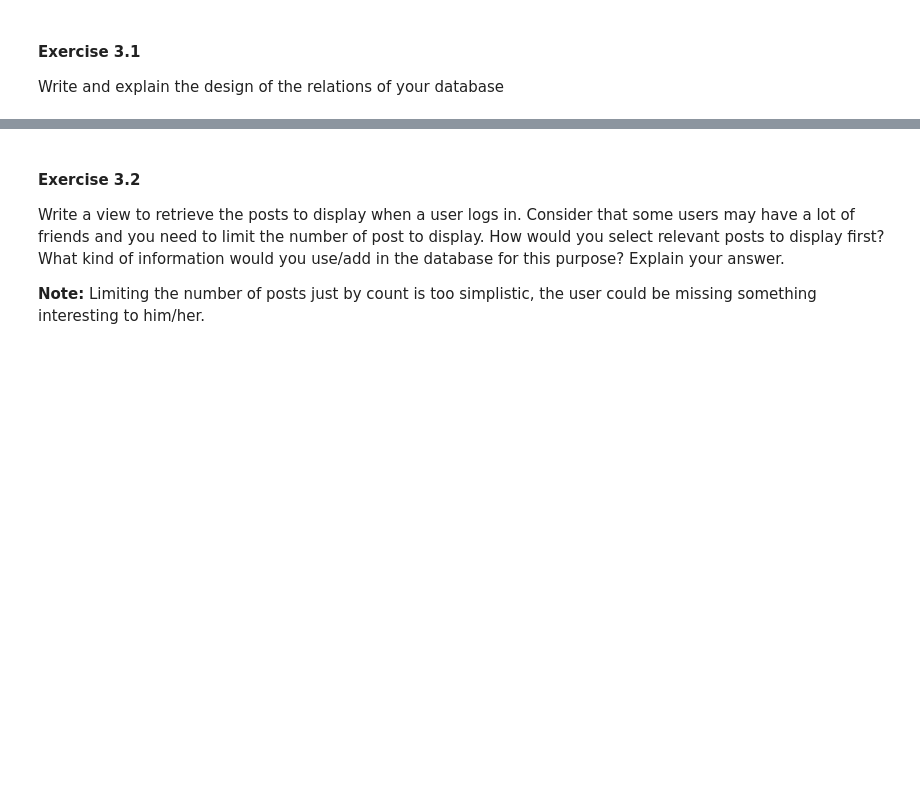
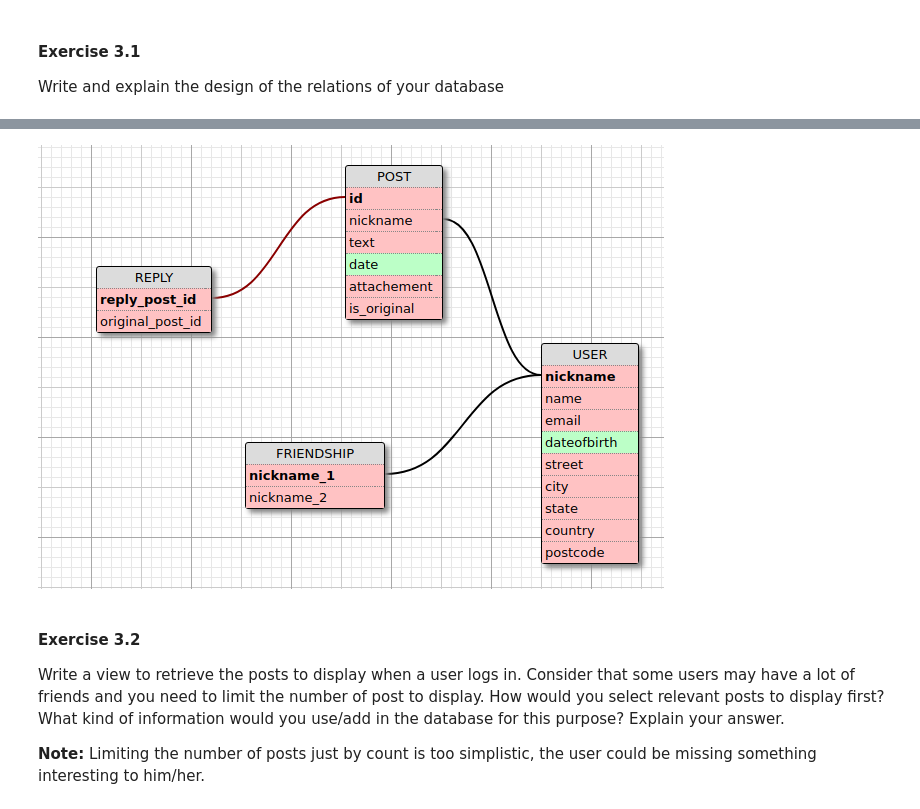
Before and after one commit to margauxRodrigues/Bases-de-donn-es, a Jupyter notebook: TP3_margaux_rodrigues.ipynb, the cells around one changed output, grey strips where cells are left out. Drawn from its saved outputs; the diff is of its cells as text; code cells hidden in the pictures; blank space fills up the shorter version.

```diff
--- a/TP3_margaux_rodrigues.ipynb
+++ b/TP3_margaux_rodrigues.ipynb
@@ -601,3 +605,8 @@ Answer:
+# %%
+from IPython.display import Image
+Image("social_network.png")
+# %% [output]
+[figure, added]
 # %% [markdown]
 #### Exercise 3.2
 
```
Also changed, not shown: parts of 3 cells of this notebook, 1 other file.
